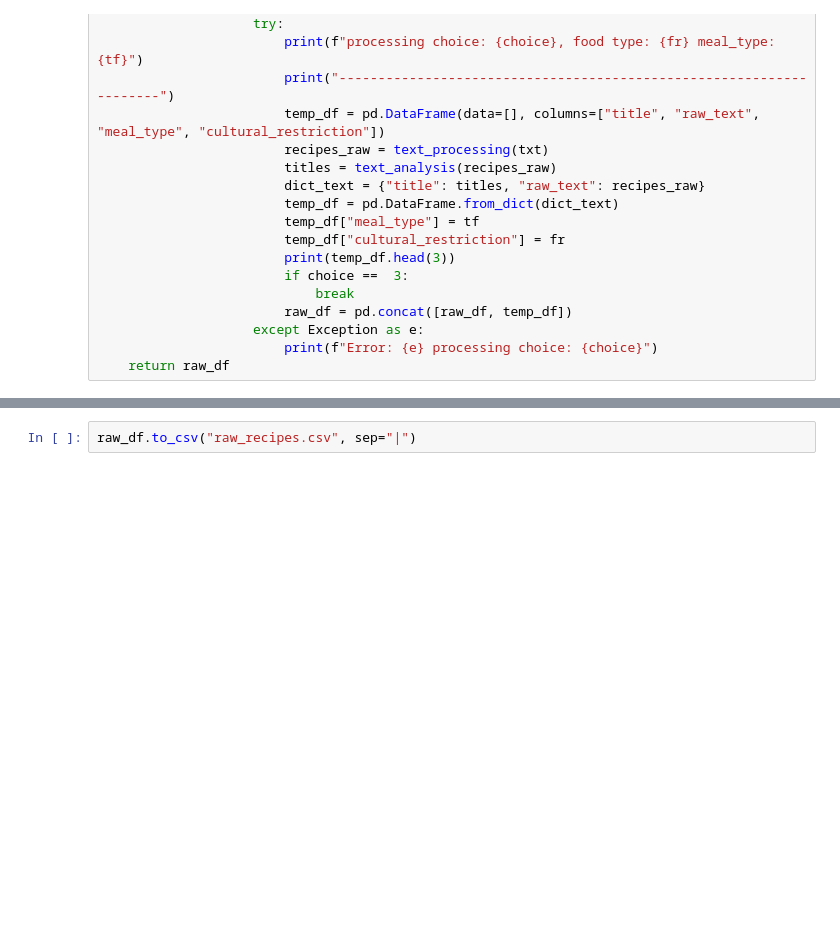
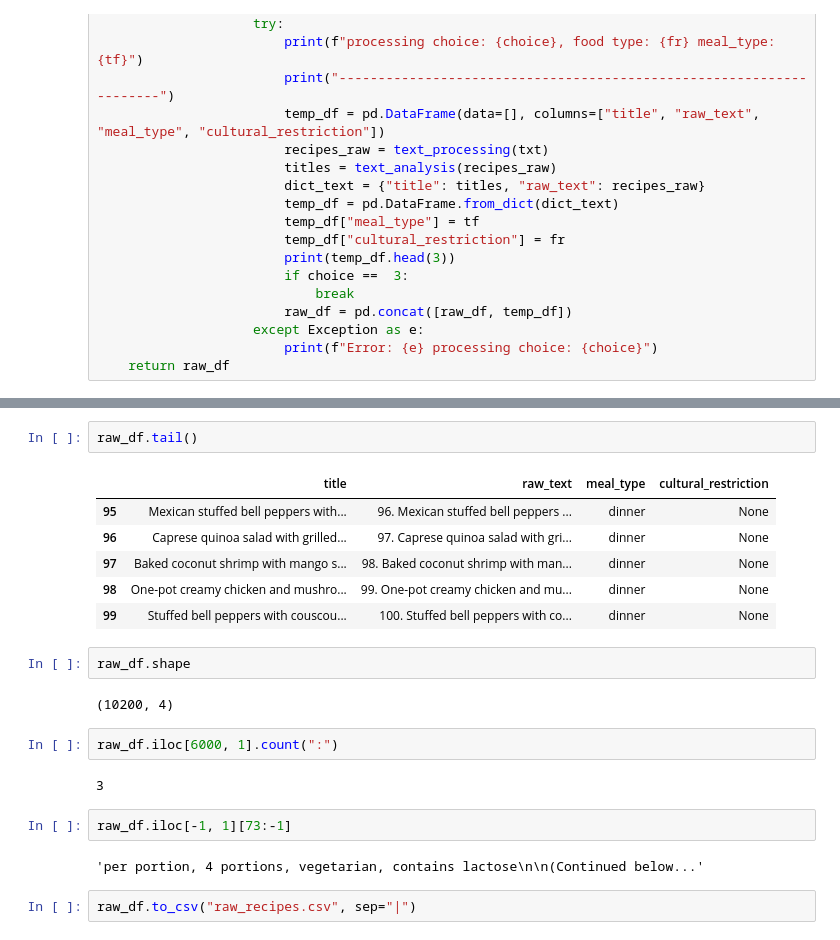
Before and after one commit to aislab-hevs/synthetic_data_nutrition_generation, a Jupyter notebook: src/simulate_interaction.ipynb, the cells around one changed output, grey strips where cells are left out. Saved outputs shown, nothing was run; the diff lists cells and outputs as text; blank space fills up the shorter version.

```diff
--- a/src/simulate_interaction.ipynb
+++ b/src/simulate_interaction.ipynb
@@ -116,3 +116,24 @@ raw_df.head()
+# %%
+raw_df.tail()
+# %% [output]
+|  | title | raw_text | meal_type | cultural_restriction |
+| 95 | Mexican stuffed bell peppers with... | 96. Mexican stuffed bell peppers ... | dinner | None |
+| 96 | Caprese quinoa salad with grilled... | 97. Caprese quinoa salad with gri... | dinner | None |
+| 97 | Baked coconut shrimp with mango s... | 98. Baked coconut shrimp with man... | dinner | None |
+| 98 | One-pot creamy chicken and mushro... | 99. One-pot creamy chicken and mu... | dinner | None |
+| 99 | Stuffed bell peppers with couscou... | 100. Stuffed bell peppers with co... | dinner | None |
+# %%
+raw_df.shape
+# %% [output]
+(10200, 4)
+# %%
+raw_df.iloc[6000, 1].count(":")
+# %% [output]
+3
+# %%
+raw_df.iloc[-1, 1][73:-1]
+# %% [output]
+'per portion, 4 portions, vegetarian, contains lactose\n\n(Continued below...'
 # %%
 raw_df.to_csv("raw_recipes.csv", sep="|")
 # %%
```
Also changed, not shown: parts of 2 cells of this notebook, 1 other file.
